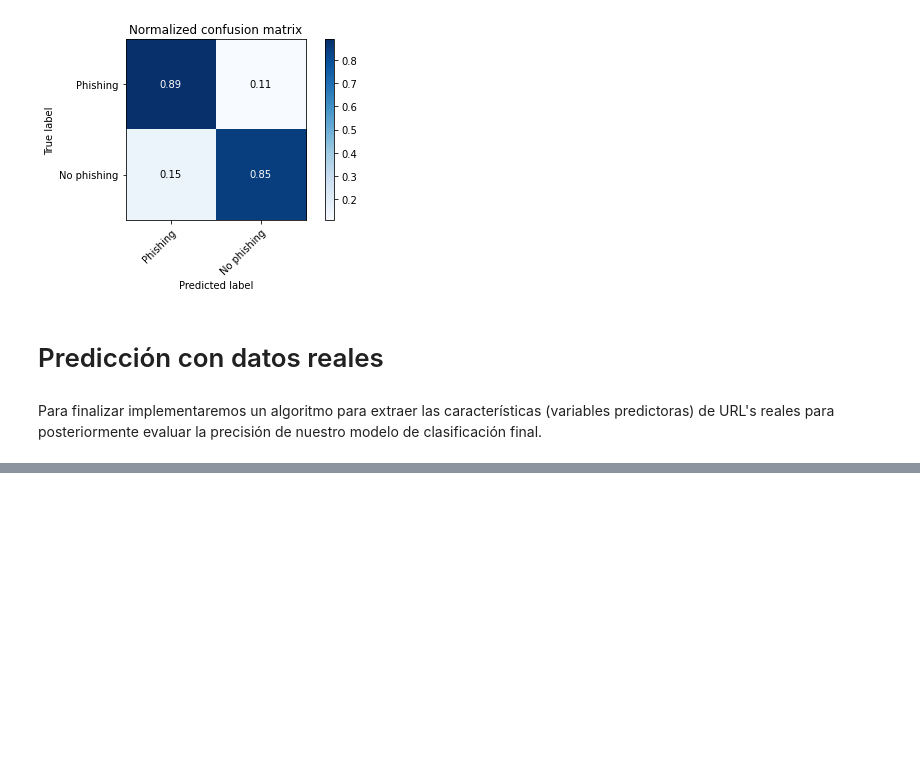
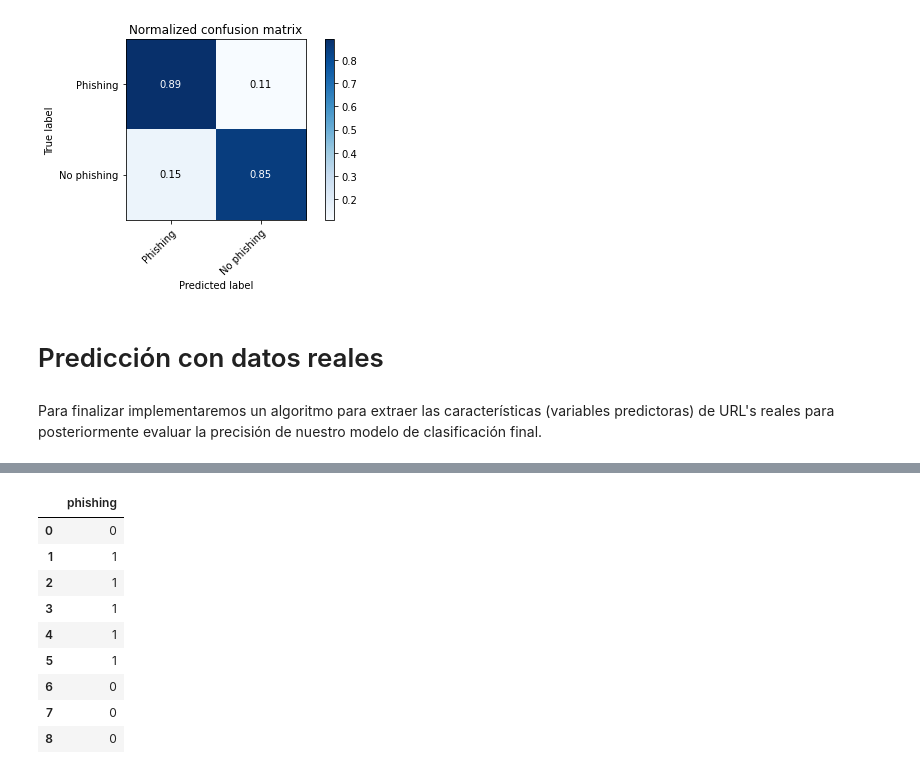
Before and after one commit to alvaro-barrera/phishing-detection-url, a Jupyter notebook: project_ml.ipynb, the cells around one changed output, grey strips where cells are left out. Saved outputs shown, nothing was run; the diff lists cells and outputs as text; code cells hidden in the pictures; blank space fills up the shorter version.

```diff
--- a/project_ml.ipynb
+++ b/project_ml.ipynb
@@ -815,3 +988,16 @@ predicted_output #MOSTRAR RESULTADOS DE PREDICCIÓN - CARACTERÍSTICAS+PREDICCI
+# %%
+predictions_df
+# %% [output]
+|  | phishing |
+| 0 | 0 |
+| 1 | 1 |
+| 2 | 1 |
+| 3 | 1 |
+| 4 | 1 |
+| 5 | 1 |
+| 6 | 0 |
+| 7 | 0 |
+| 8 | 0 |
 # %%
 #EXPORTAR CSV CON RESULTADOS
 now = datetime.now()
```
Also changed, not shown: parts of 36 cells of this notebook.
